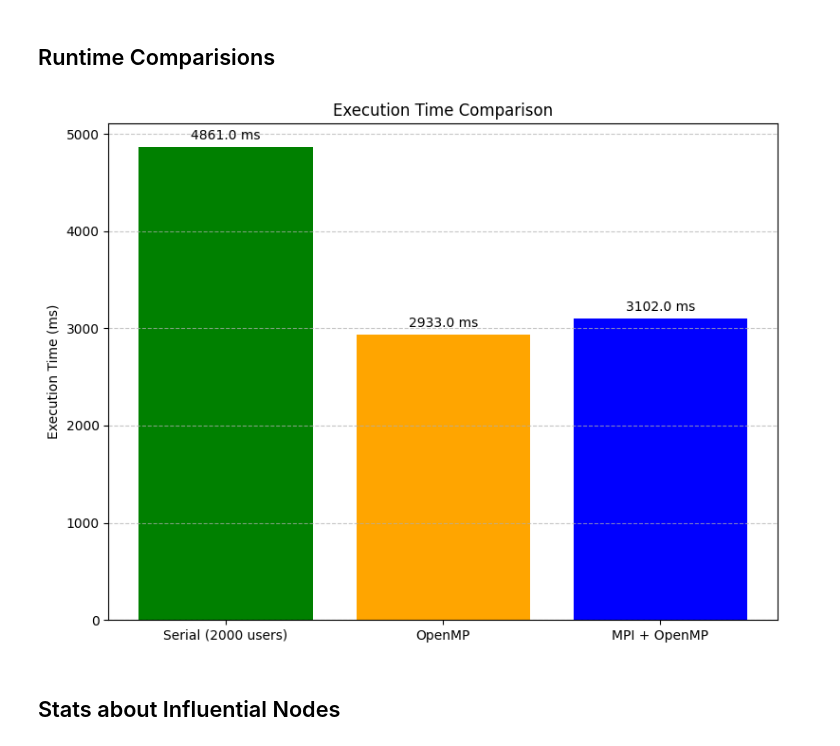
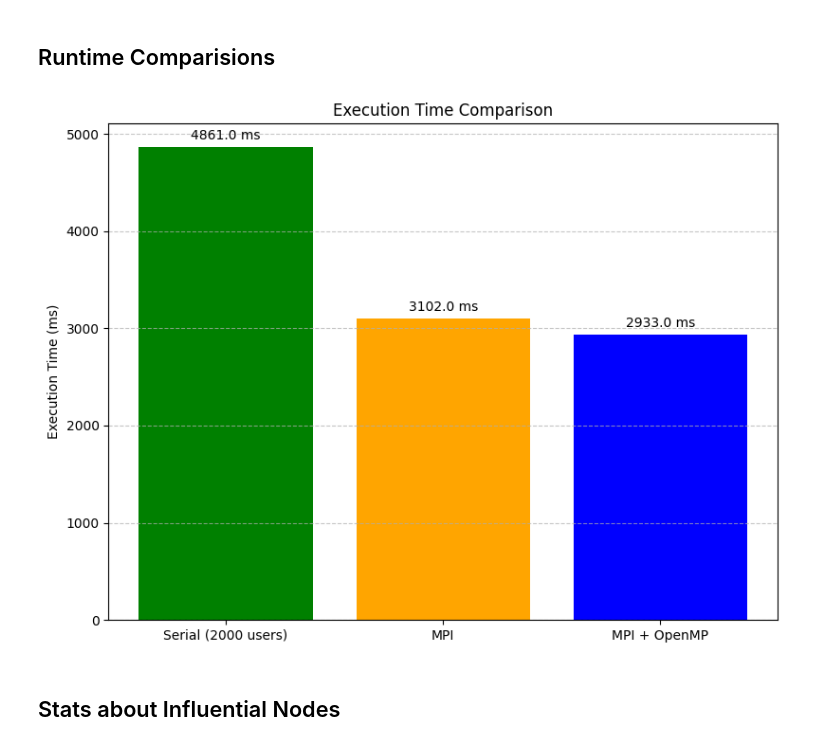
Before and after one commit to tauhaimran/Parallel-social-behavior-based-algorithm-for-identification-of-influential-users-in-social-network, a Jupyter notebook: report/performance_analysis.ipynb, the cells around one changed output. Drawn from its saved outputs; the diff is of its cells as text; code cells hidden in the pictures.

```diff
--- a/report/performance_analysis.ipynb
+++ b/report/performance_analysis.ipynb
@@ -216,34 +216,34 @@ plt.show()
 # %%
 import matplotlib.pyplot as plt
 
 # --- Execution times in milliseconds ---
 serial_time_ms = 4861  # 2000 users (from serial_results.csv)
 openmp_time_ms = 2933           # from openmp_results.csv
 mpi_time_ms = 3102              # from mpi_results.csv
 
 # --- Data for bar chart ---
-labels = ['Serial (2000 users)', 'OpenMP', 'MPI + OpenMP']
-times = [serial_time_ms, openmp_time_ms, mpi_time_ms]
+labels = ['Serial (2000 users)', 'MPI', 'MPI + OpenMP']
+times = [serial_time_ms, mpi_time_ms, openmp_time_ms]
 colors = ['green', 'orange', 'blue']
 
 # --- Plot ---
 plt.figure(figsize=(8, 6))
 bars = plt.bar(labels, times, color=colors)
 
 # Add time labels above bars
 for bar in bars:
     height = bar.get_height()
     plt.text(bar.get_x() + bar.get_width()/2, height + 50, f'{height:.1f} ms',
              ha='center', va='bottom', fontsize=10)
 
 # Titles and labels
 plt.title('Execution Time Comparison')
 plt.ylabel('Execution Time (ms)')
 plt.grid(axis='y', linestyle='--', alpha=0.7)
 plt.tight_layout()
 plt.show()
 # %% [output]
-[figure, old version]
+[figure, new version]
 # %% [markdown]
 ## Stats about Influential Nodes
 # %%
```
Also changed, not shown: 6 other files.
